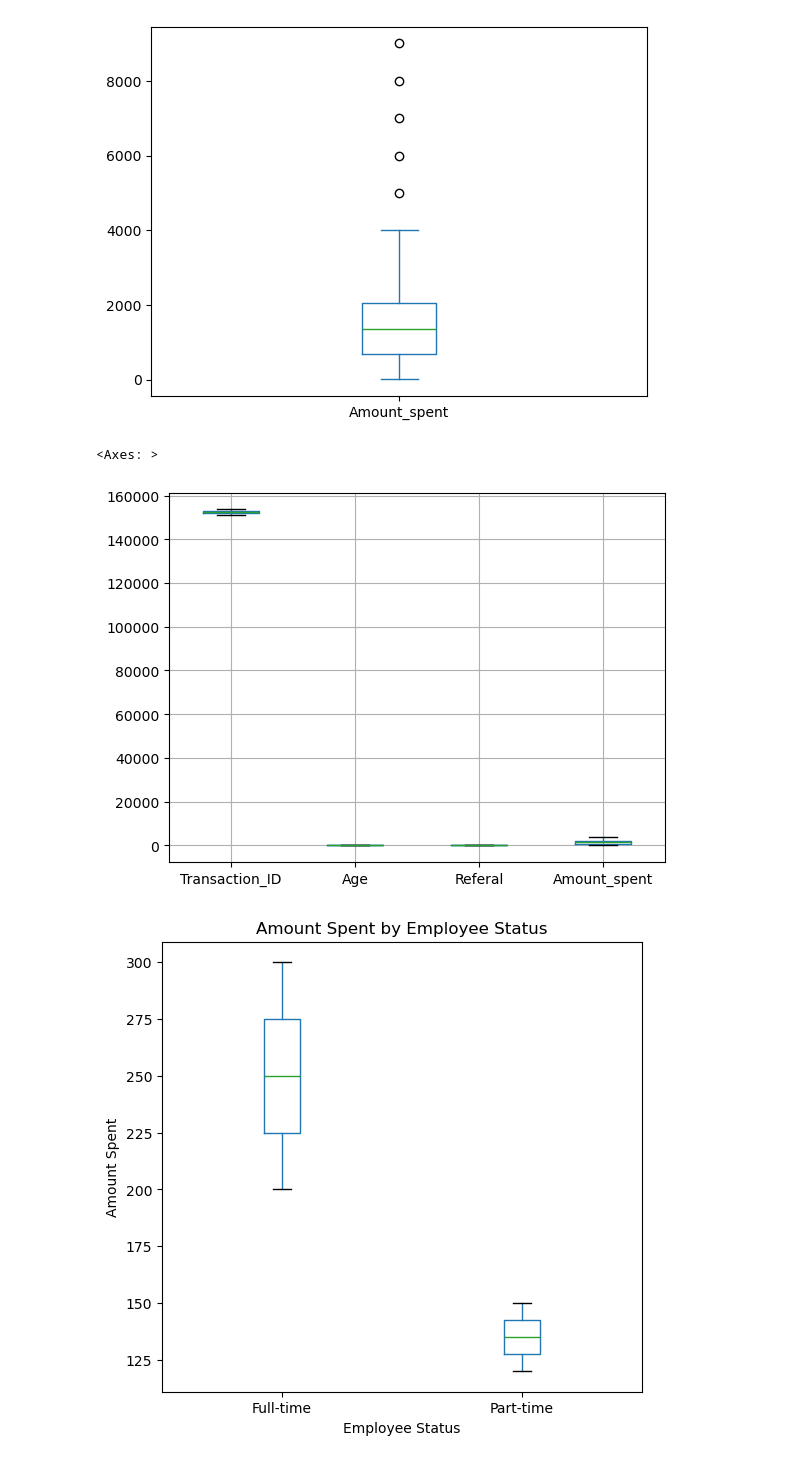
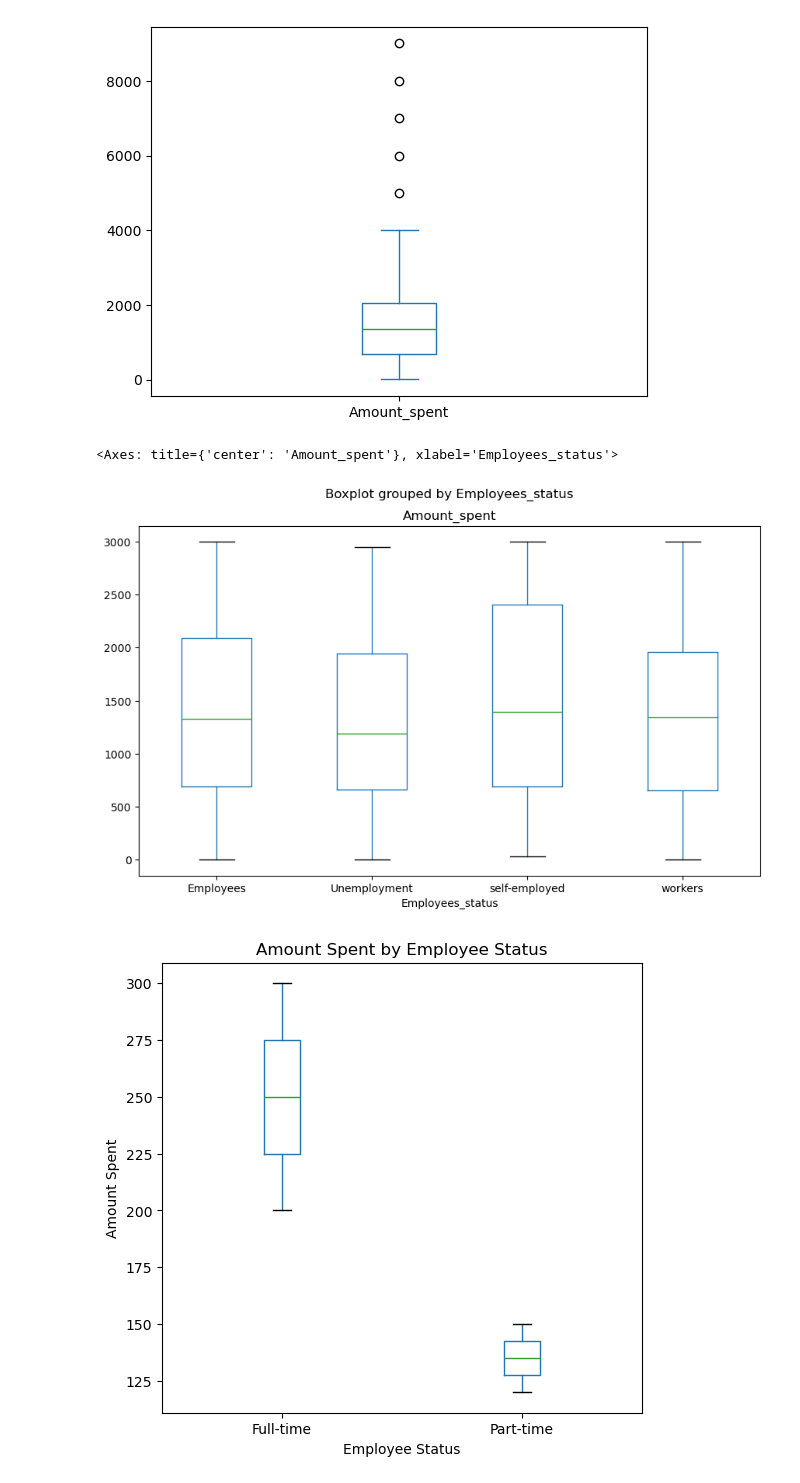
Before and after one commit to aliasim786/Data-Driven-AI, a Jupyter notebook: Introduction/week_4.ipynb, the cells around one changed output. Cells and saved outputs as stored; diff of their text form; code cells hidden in the pictures.

```diff
--- a/Introduction/week_4.ipynb
+++ b/Introduction/week_4.ipynb
@@ -157,10 +149,10 @@ fulldata_df.plot(y=['Amount_spent'], kind='box')
 <Axes: >
 [figure]
 # %%
-fulldata_df.boxplot(showfliers=False)
+fulldata_df.boxplot(by = "Employees_status", column = ['Amount_spent'], figsize = [10, 6],grid = False, showfliers=False)
 # %% [output]
-<Axes: >
+<Axes: title={'center': 'Amount_spent'}, xlabel='Employees_status'>
-[figure, old version]
+[figure, new version]
 # %%
 import pandas as pd
 import numpy as np
```
Also changed, not shown: parts of 2 cells of this notebook, 4 other files.
